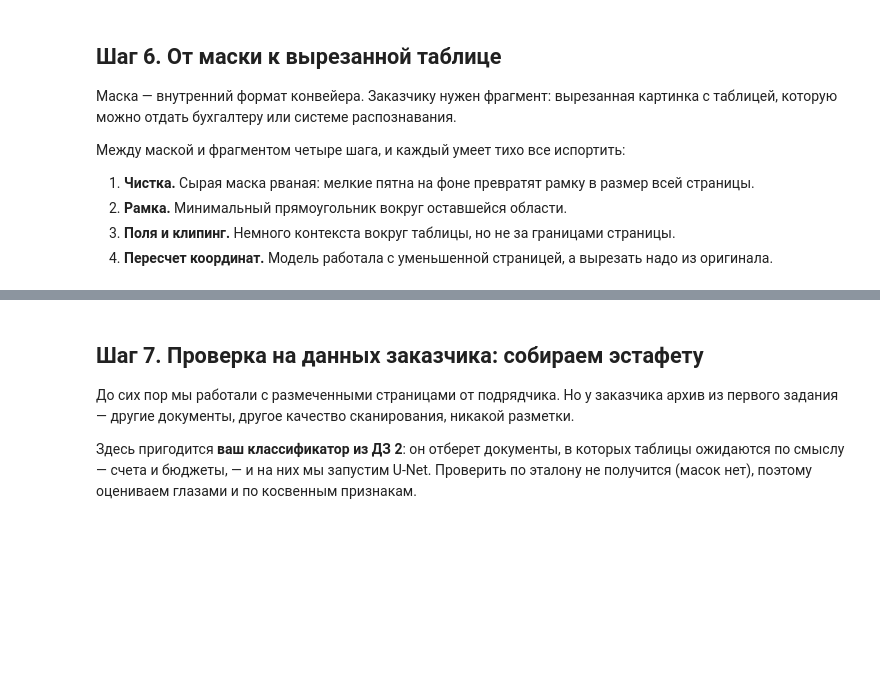
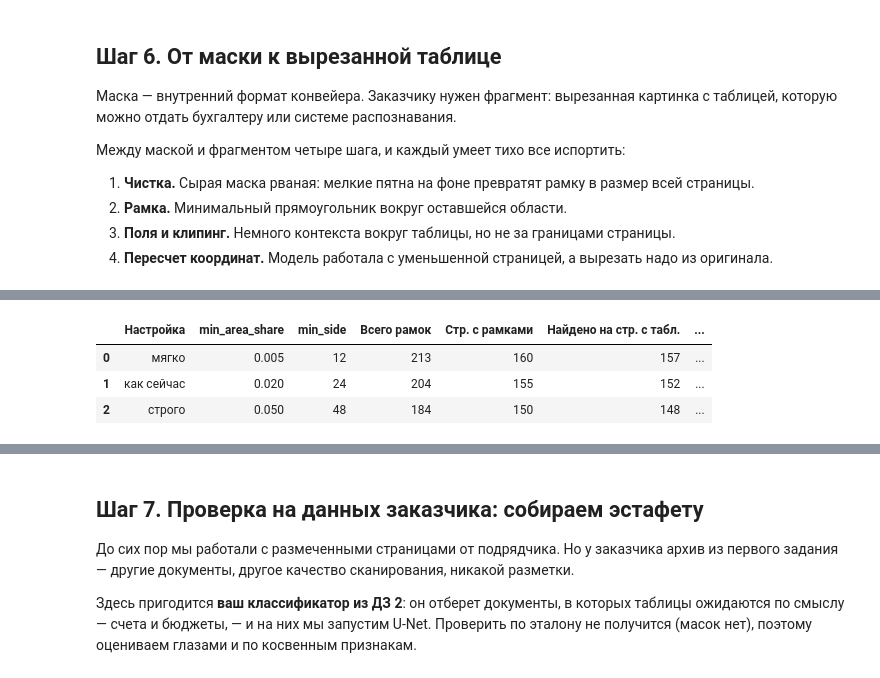
Before and after one commit to DementievWoW/MIPT_CV, a Jupyter notebook: case3/CV_ДЗ3_Экстрактор_блоков.ipynb, the cells around one changed output, grey strips where cells are left out. Saved outputs shown, nothing was run; the diff lists cells and outputs as text; code cells hidden in the pictures; blank space fills up the shorter version.

Commit message:
ДЗ3: экстрактор таблиц

```diff
--- a/case3/CV_ДЗ3_Экстрактор_блоков.ipynb
+++ b/case3/CV_ДЗ3_Экстрактор_блоков.ipynb
@@ -770,0 +1111,9 @@ hist_pre, dice_pre = fit(pretrained_model, "unet_pretrained", best_loss_fn, lr=3
+# %%
+# ▶ ПОСЛЕ ПАДЕНИЯ COLAB: запустить эту ячейку
+# --- Восстановление: предобученная U-Net из сохраненных весов (вместо повторного обучения выше) ---
+import segmentation_models_pytorch as smp
+pretrained_model = smp.Unet(encoder_name="resnet18", encoder_weights=None,
+                            in_channels=1, classes=1).to(device)
+pretrained_model.load_state_dict(torch.load("/content/best_unet_pretrained.pt", map_location=device))
+pretrained_model.eval()
+print(f"предобученная U-Net восстановлена: {sum(p.numel() for p in pretrained_model.parameters()) / 1e6:.2f} млн параметров")
@@ -901,3 +1282,9 @@ print("Ячейка для необязательных эксперименто
+# %%
+# ▶ ПОСЛЕ ПАДЕНИЯ COLAB: запустить эту ячейку
+# --- Резервная копия весов и таблиц на Drive ---
+import shutil, glob
+for f in glob.glob("/content/best_*.pt") + glob.glob("/content/*.csv"):
+    shutil.copy(f, "/content/drive/MyDrive/")
 # %% [markdown]
 ## Шаг 5. Segment Anything: универсал без дообучения
 
@@ -932,4 +1323,5 @@ print('устройство:', device)
 # %%
+# ▶ ПОСЛЕ ПАДЕНИЯ COLAB: запустить эту ячейку
 # --- TODO 5.1: подскажите SAM, где искать таблицу ---
 # Берем страницы, где таблица есть, и даем SAM подсказку.
 # Виды подсказок: точка внутри объекта (positive), точка на фоне (negative), рамка.
@@ -953,8 +1345,8 @@ def sam_predict(image_rgb, box):
     #   Метод возвращает три вещи: маски, оценки качества и логиты.
     #   SAM отдает ТРИ маски-кандидата — выберите ту, у которой предсказанная оценка выше,
     #   и верните ее как булев массив.
-    masks, scores, _ = ...
-    best = ...
+    masks, scores, _ = predictor.predict(box=box[None, :], multimask_output=True)
+    best = int(np.argmax(scores))
     return masks[best]
 
 probe_name = sam_pages[0]
@@ -1176,2 +1620,80 @@ print(f"✅ Шаг 6 пройден: фильтр шума работает, к
+# %%
+# ▶ ПОСЛЕ ПАДЕНИЯ COLAB: запустить эту ячейку
+# 1. Кэшируем маски для всех валидационных страниц (чтобы не гонять модель 3 раза)
+val_masks_cache = {}
+gt_has_table = {}
+
+# Используем предобученную модель из Шага 4б (если она называлась иначе, поменяйте имя)
+our_model = pretrained_model
+our_model.eval()
+best_t = 0.35 # Порог из Шага 4б
+
+with torch.no_grad():
+    for name in val_pages:
+        # Читаем оригинал для shape
+        img = cv2.imread(str(PAGES / "images" / f"{name}.jpg"), cv2.IMREAD_GRAYSCALE)
+        orig_shape = img.shape
+
+        # Читаем эталон (есть ли там таблица)
+        gt_mask = cv2.imread(str(PAGES / "masks" / f"{name}.png"), cv2.IMREAD_GRAYSCALE)
+        gt_has_table[name] = (gt_mask == TABLE_VALUE).any()
+
+        # Прогоняем через U-Net
+        img_resized = cv2.resize(img, (IMG_SIZE, IMG_SIZE), interpolation=cv2.INTER_LINEAR)
+        img_tensor = torch.from_numpy(img_resized).float().unsqueeze(0).unsqueeze(0).to(device) / 255.0
+
+        logits = our_model(img_tensor)
+        probs = torch.sigmoid(logits)
+        pred_mask = (probs > best_t).cpu().numpy().squeeze().astype(np.uint8)
+
+        val_masks_cache[name] = (pred_mask, orig_shape)
+
+# 2. Прогоняем разные настройки фильтров
+configs = [
+    (0.005, 12, "мягко"),
+    (0.02, 24, "как сейчас"),
+    (0.05, 48, "строго")
+]
+results = []
+total_gt_with_table = sum(gt_has_table.values())
+
+for min_area, min_side, label in configs:
+    total_boxes = 0
+    pages_with_boxes = 0
+    pages_with_table_and_boxes = 0
+
+    for name in val_pages:
+        pred_mask, orig_shape = val_masks_cache[name]
+
+        # Вызываем функцию из TODO 6.1
+        boxes = mask_to_boxes(pred_mask, min_area_share=min_area, margin=0.05, original_shape=orig_shape, min_side=min_side)
+
+        total_boxes += len(boxes)
+        if len(boxes) > 0:
+            pages_with_boxes += 1
+            if gt_has_table[name]:
+                pages_with_table_and_boxes += 1
+
+    false_positives = pages_with_boxes - pages_with_table_and_boxes
+    missed_pages = total_gt_with_table - pages_with_table_and_boxes
+
+    results.append({
+        "Настройка": label,
+        "min_area_share": min_area,
+        "min_side": min_side,
+        "Всего рамок": total_boxes,
+        "Стр. с рамками": pages_with_boxes,
+        "Найдено на стр. с табл.": pages_with_table_and_boxes,
+        "Пропущено стр.": missed_pages,
+        "Ложные сраб. (стр.)": false_positives
+    })
+
+df_res = pd.DataFrame(results)
+display(df_res)
+# %% [output]
+|  | Настройка | min_area_share | min_side | Всего рамок | Стр. с рамками | Найдено на стр. с табл. | ... |
+| 0 | мягко | 0.005 | 12 | 213 | 160 | 157 | ... |
+| 1 | как сейчас | 0.020 | 24 | 204 | 155 | 152 | ... |
+| 2 | строго | 0.050 | 48 | 184 | 150 | 148 | ... |
 # %% [markdown]
 ### ✍️ Отчетная ячейка Шага 6
```
Also changed, not shown: parts of 65 cells of this notebook.
